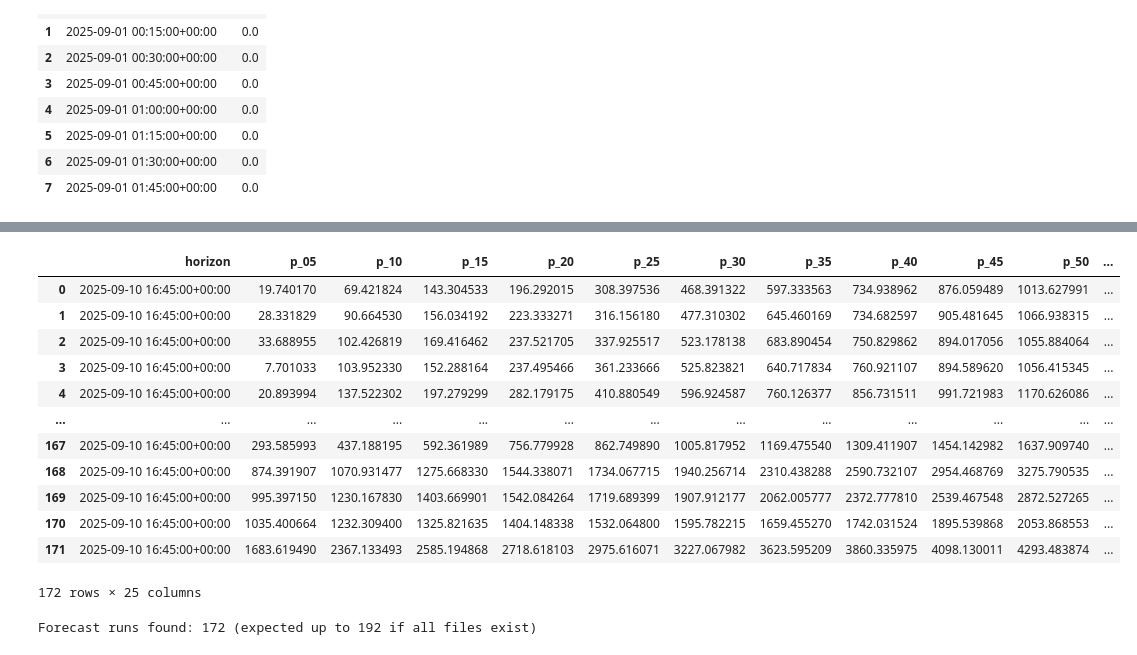
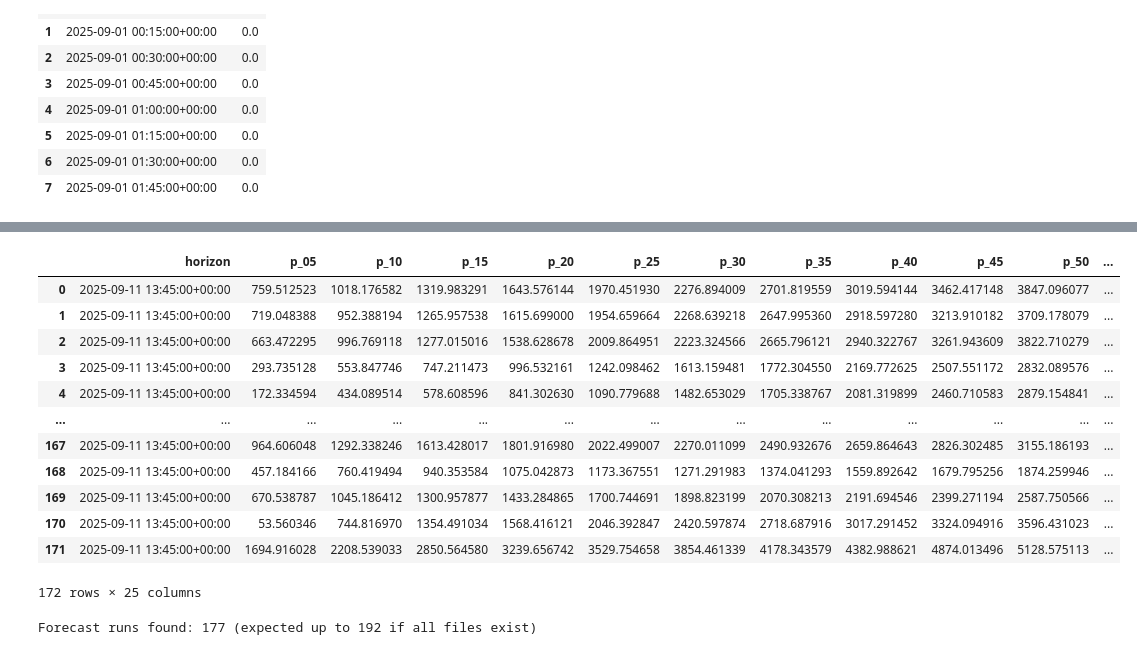
Before and after one commit to random-streak/renga_work, a Jupyter notebook: analysis_v4.ipynb, the cells around one changed output, grey strips where cells are left out. Cells and saved outputs as stored; diff of their text form; code cells hidden in the pictures.

```diff
--- a/analysis_v4.ipynb
+++ b/analysis_v4.ipynb
@@ -190,7 +190,7 @@ def collect_forecasts_for_target(target_ts_utc: pd.Timestamp) -> pd.DataFrame:
 # Manually set your target timestamp (must exist in actuals_15) ---
 
 # Example: paste the exact timestamp from your data (UTC, tz-aware).
-TARGET_TS_STR = "2025-09-10 16:45:00+00:00"  # <- change this
+TARGET_TS_STR = "2025-09-11 13:45:00+00:00"  # <- change this
 
 TARGET_TS = pd.to_datetime(TARGET_TS_STR, utc=True)
 
@@ -213,17 +213,17 @@ Target timestamp: 2025-09-10 16:45:00+00:00
 |  | horizon | p_05 | p_10 | p_15 | p_20 | p_25 | p_30 | p_35 | p_40 | p_45 | p_50 | ... |
-| 0 | 2025-09-10 16:45:00+00:00 | 19.740170 | 69.421824 | 143.304533 | 196.292015 | 308.397536 | 468.391322 | 597.333563 | 734.938962 | 876.059489 | 1013.627991 | ... |
-| 1 | 2025-09-10 16:45:00+00:00 | 28.331829 | 90.664530 | 156.034192 | 223.333271 | 316.156180 | 477.310302 | 645.460169 | 734.682597 | 905.481645 | 1066.938315 | ... |
-| 2 | 2025-09-10 16:45:00+00:00 | 33.688955 | 102.426819 | 169.416462 | 237.521705 | 337.925517 | 523.178138 | 683.890454 | 750.829862 | 894.017056 | 1055.884064 | ... |
-| 3 | 2025-09-10 16:45:00+00:00 | 7.701033 | 103.952330 | 152.288164 | 237.495466 | 361.233666 | 525.823821 | 640.717834 | 760.921107 | 894.589620 | 1056.415345 | ... |
-| 4 | 2025-09-10 16:45:00+00:00 | 20.893994 | 137.522302 | 197.279299 | 282.179175 | 410.880549 | 596.924587 | 760.126377 | 856.731511 | 991.721983 | 1170.626086 | ... |
+| 0 | 2025-09-11 13:45:00+00:00 | 759.512523 | 1018.176582 | 1319.983291 | 1643.576144 | 1970.451930 | 2276.894009 | 2701.819559 | 3019.594144 | 3462.417148 | 3847.096077 | ... |
+| 1 | 2025-09-11 13:45:00+00:00 | 719.048388 | 952.388194 | 1265.957538 | 1615.699000 | 1954.659664 | 2268.639218 | 2647.995360 | 2918.597280 | 3213.910182 | 3709.178079 | ... |
+| 2 | 2025-09-11 13:45:00+00:00 | 663.472295 | 996.769118 | 1277.015016 | 1538.628678 | 2009.864951 | 2223.324566 | 2665.796121 | 2940.322767 | 3261.943609 | 3822.710279 | ... |
+| 3 | 2025-09-11 13:45:00+00:00 | 293.735128 | 553.847746 | 747.211473 | 996.532161 | 1242.098462 | 1613.159481 | 1772.304550 | 2169.772625 | 2507.551172 | 2832.089576 | ... |
+| 4 | 2025-09-11 13:45:00+00:00 | 172.334594 | 434.089514 | 578.608596 | 841.302630 | 1090.779688 | 1482.653029 | 1705.338767 | 2081.319899 | 2460.710583 | 2879.154841 | ... |
 | ... | ... | ... | ... | ... | ... | ... | ... | ... | ... | ... | ... | ... |
-| 167 | 2025-09-10 16:45:00+00:00 | 293.585993 | 437.188195 | 592.361989 | 756.779928 | 862.749890 | 1005.817952 | 1169.475540 | 1309.411907 | 1454.142982 | 1637.909740 | ... |
-| 168 | 2025-09-10 16:45:00+00:00 | 874.391907 | 1070.931477 | 1275.668330 | 1544.338071 | 1734.067715 | 1940.256714 | 2310.438288 | 2590.732107 | 2954.468769 | 3275.790535 | ... |
-| 169 | 2025-09-10 16:45:00+00:00 | 995.397150 | 1230.167830 | 1403.669901 | 1542.084264 | 1719.689399 | 1907.912177 | 2062.005777 | 2372.777810 | 2539.467548 | 2872.527265 | ... |
-| 170 | 2025-09-10 16:45:00+00:00 | 1035.400664 | 1232.309400 | 1325.821635 | 1404.148338 | 1532.064800 | 1595.782215 | 1659.455270 | 1742.031524 | 1895.539868 | 2053.868553 | ... |
-| 171 | 2025-09-10 16:45:00+00:00 | 1683.619490 | 2367.133493 | 2585.194868 | 2718.618103 | 2975.616071 | 3227.067982 | 3623.595209 | 3860.335975 | 4098.130011 | 4293.483874 | ... |
+| 167 | 2025-09-11 13:45:00+00:00 | 964.606048 | 1292.338246 | 1613.428017 | 1801.916980 | 2022.499007 | 2270.011099 | 2490.932676 | 2659.864643 | 2826.302485 | 3155.186193 | ... |
+| 168 | 2025-09-11 13:45:00+00:00 | 457.184166 | 760.419494 | 940.353584 | 1075.042873 | 1173.367551 | 1271.291983 | 1374.041293 | 1559.892642 | 1679.795256 | 1874.259946 | ... |
+| 169 | 2025-09-11 13:45:00+00:00 | 670.538787 | 1045.186412 | 1300.957877 | 1433.284865 | 1700.744691 | 1898.823199 | 2070.308213 | 2191.694546 | 2399.271194 | 2587.750566 | ... |
+| 170 | 2025-09-11 13:45:00+00:00 | 53.560346 | 744.816970 | 1354.491034 | 1568.416121 | 2046.392847 | 2420.597874 | 2718.687916 | 3017.291452 | 3324.094916 | 3596.431023 | ... |
+| 171 | 2025-09-11 13:45:00+00:00 | 1694.916028 | 2208.539033 | 2850.564580 | 3239.656742 | 3529.754658 | 3854.461339 | 4178.343579 | 4382.988621 | 4874.013496 | 5128.575113 | ... |
 172 rows × 25 columns
-Forecast runs found: 172 (expected up to 192 if all files exist)
+Forecast runs found: 177 (expected up to 192 if all files exist)
 # %%
 # Configurable errors per run + MAE/RMSE summaries
 
```
Also changed, not shown: parts of 5 cells of this notebook, 2 other files.
